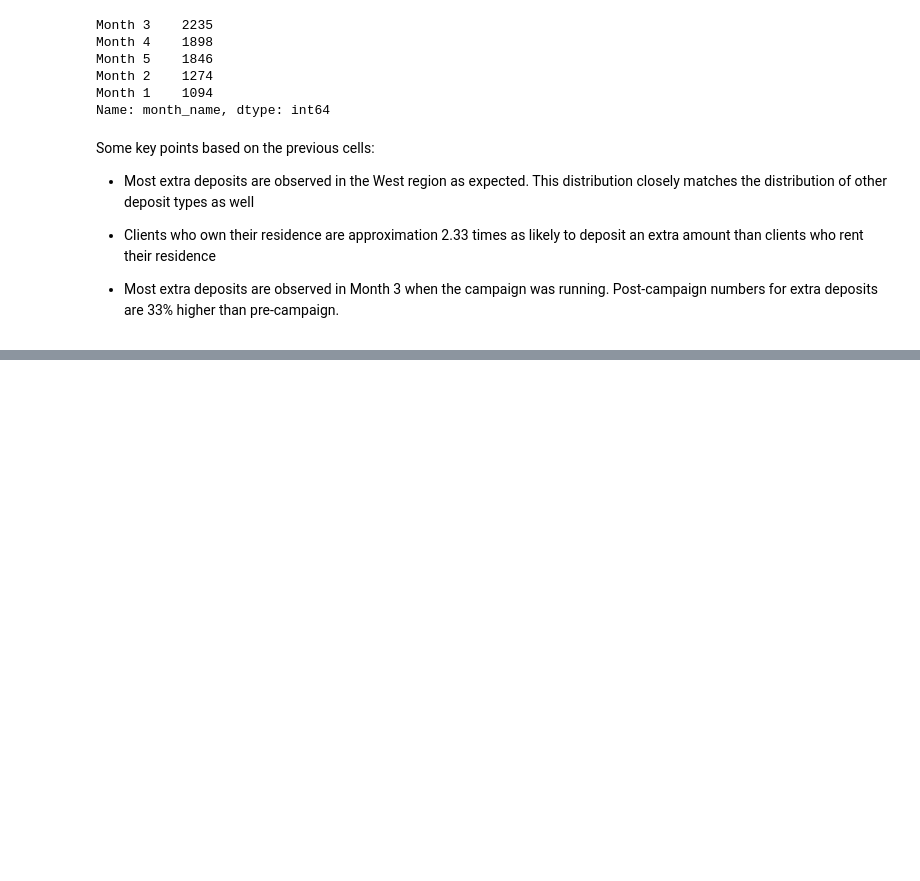
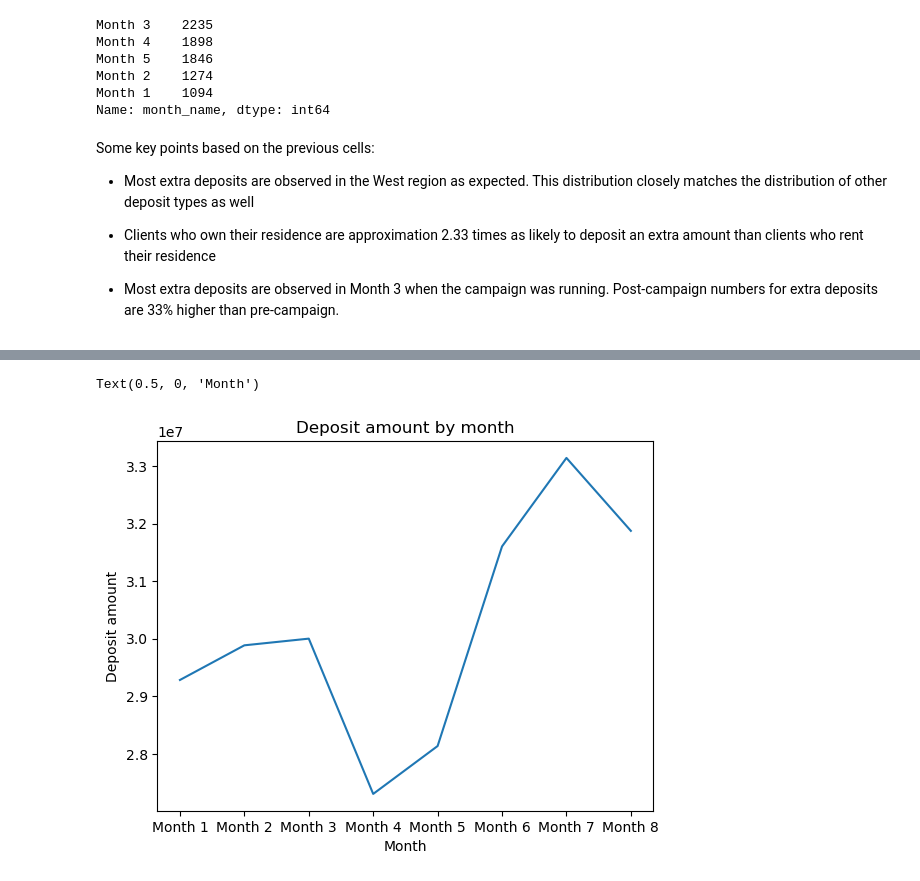
Before and after one commit to tugceturkkal/Data-Projects, a Jupyter notebook: Marketing Campaign Results.ipynb, the cells around one changed output, grey strips where cells are left out. Cells and saved outputs as stored; diff of their text form; code cells hidden in the pictures; blank space fills up the shorter version.

```diff
--- a/Marketing Campaign Results.ipynb
+++ b/Marketing Campaign Results.ipynb
@@ -430,0 +509,3 @@ Some key points based on the previous cells:
+# %%
+avg_monthly_deposit = (data_copy.groupby(by = data_copy['month_name'])['deposit_amount'].sum()).mean()
+avg_monthly_deposit
@@ -430,0 +514,9 @@ Some key points based on the previous cells:
+# %%
+deposit_amount_by_month = data_copy.groupby(by = data_copy['month_name'])['deposit_amount'].sum()
+
+# Add the average monthly deposit estimate to the simulated months.
+deposit_amount_by_month.at['Month 6'] += avg_monthly_deposit
+deposit_amount_by_month.at['Month 7'] += avg_monthly_deposit
+deposit_amount_by_month.at['Month 8'] += avg_monthly_deposit
+
+print(deposit_amount_by_month)
@@ -430,0 +534,8 @@ Some key points based on the previous cells:
+# %%
+plt.plot(deposit_amount_by_month)
+plt.title('Deposit amount by month')
+plt.ylabel('Deposit amount')
+plt.xlabel('Month')
+# %% [output]
+Text(0.5, 0, 'Month')
+[figure, added]
```
Also changed, not shown: parts of 13 cells of this notebook.
